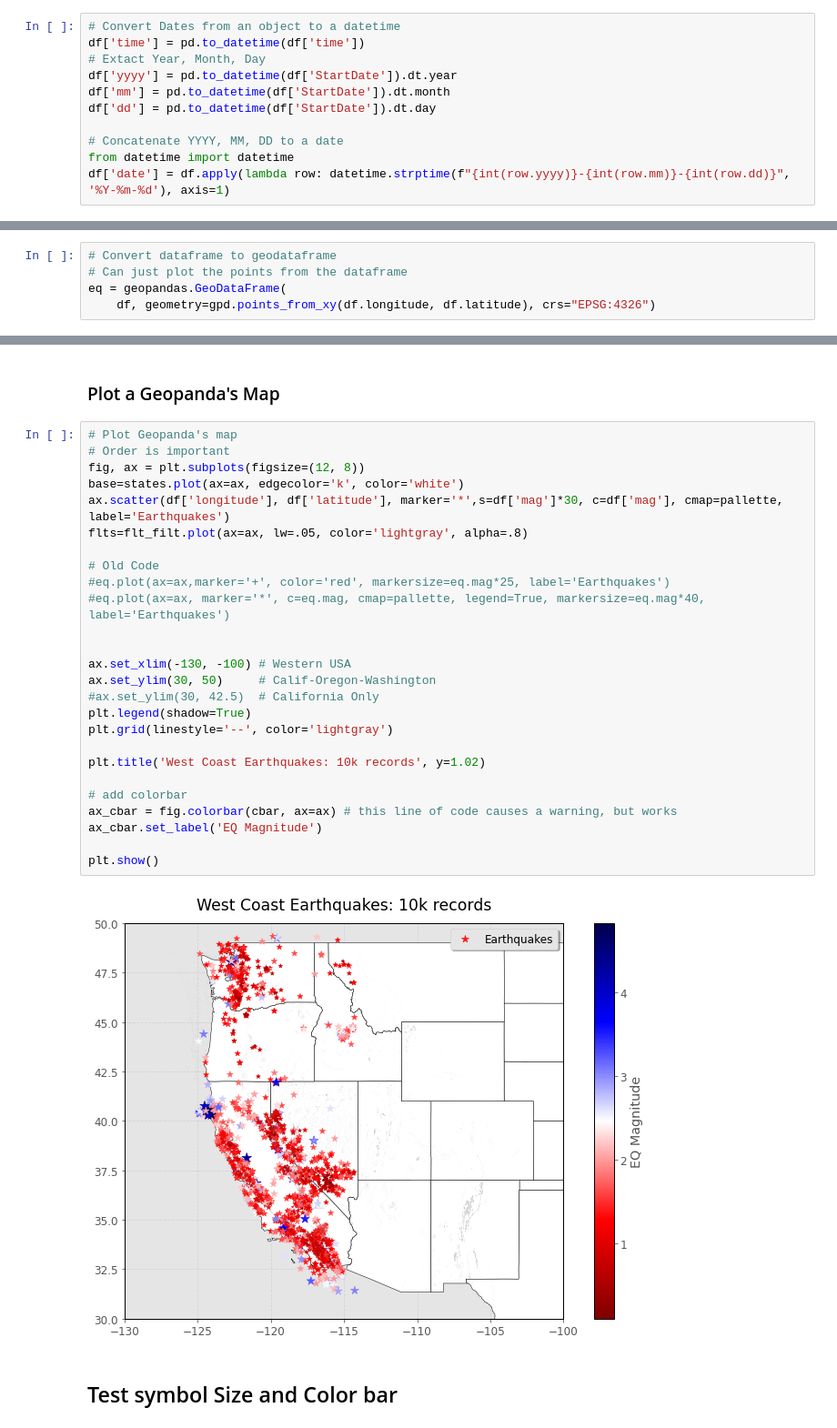
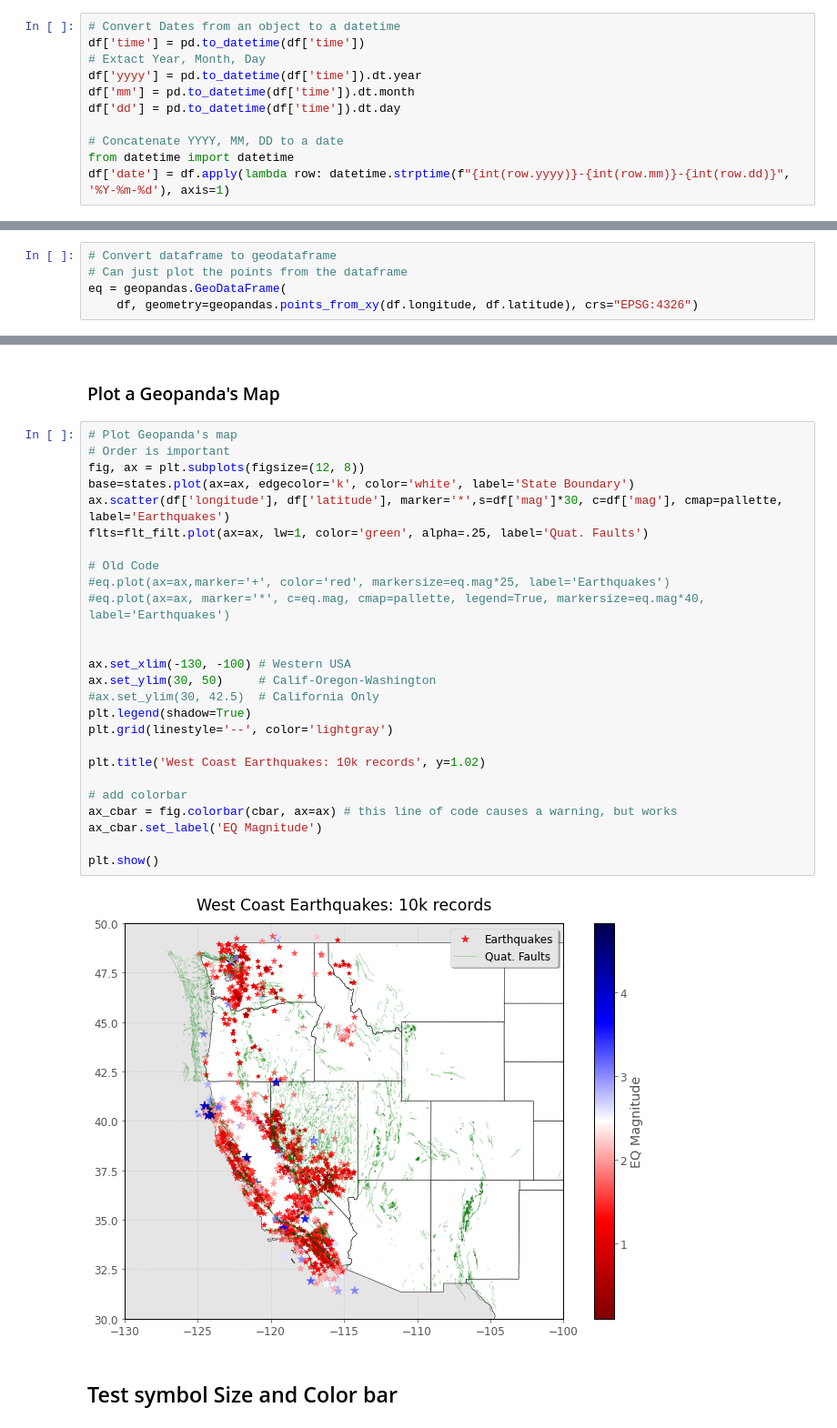
Before and after one commit to dmadvoc/Snipets, a Jupyter notebook: Map_Geopandas.ipynb, the cells around one changed output, grey strips where cells are left out. Shown at 91% size. Cells and saved outputs as stored; diff of their text form.

```diff
--- a/Map_Geopandas.ipynb
+++ b/Map_Geopandas.ipynb
@@ -101,9 +101,9 @@ df.tail()
 # Convert Dates from an object to a datetime
 df['time'] = pd.to_datetime(df['time'])
 # Extact Year, Month, Day
-df['yyyy'] = pd.to_datetime(df['StartDate']).dt.year
-df['mm'] = pd.to_datetime(df['StartDate']).dt.month
-df['dd'] = pd.to_datetime(df['StartDate']).dt.day
+df['yyyy'] = pd.to_datetime(df['time']).dt.year
+df['mm'] = pd.to_datetime(df['time']).dt.month
+df['dd'] = pd.to_datetime(df['time']).dt.day
 
 # Concatenate YYYY, MM, DD to a date
 from datetime import datetime
@@ -181,7 +181,7 @@ count:    90,859.0000
 # Convert dataframe to geodataframe
 # Can just plot the points from the dataframe
 eq = geopandas.GeoDataFrame(
-    df, geometry=gpd.points_from_xy(df.longitude, df.latitude), crs="EPSG:4326")
+    df, geometry=geopandas.points_from_xy(df.longitude, df.latitude), crs="EPSG:4326")
 # %%
 # Basic Sataitics for the geodataframe
 min=eq['mag'].min()
@@ -218,31 +218,31 @@ print(norm)
 # %%
 # Plot Geopanda's map
 # Order is important
 fig, ax = plt.subplots(figsize=(12, 8))
-base=states.plot(ax=ax, edgecolor='k', color='white')
+base=states.plot(ax=ax, edgecolor='k', color='white', label='State Boundary')
 ax.scatter(df['longitude'], df['latitude'], marker='*',s=df['mag']*30, c=df['mag'], cmap=pallette, label='Earthquakes')
-flts=flt_filt.plot(ax=ax, lw=.05, color='lightgray', alpha=.8)
+flts=flt_filt.plot(ax=ax, lw=1, color='green', alpha=.25, label='Quat. Faults')
 
 # Old Code
 #eq.plot(ax=ax,marker='+', color='red', markersize=eq.mag*25, label='Earthquakes')
 #eq.plot(ax=ax, marker='*', c=eq.mag, cmap=pallette, legend=True, markersize=eq.mag*40, label='Earthquakes')
 
 
 ax.set_xlim(-130, -100) # Western USA
 ax.set_ylim(30, 50)     # Calif-Oregon-Washington
 #ax.set_ylim(30, 42.5)  # California Only
 plt.legend(shadow=True)
 plt.grid(linestyle='--', color='lightgray')
 
 plt.title('West Coast Earthquakes: 10k records', y=1.02)
 
 # add colorbar
 ax_cbar = fig.colorbar(cbar, ax=ax) # this line of code causes a warning, but works
 ax_cbar.set_label('EQ Magnitude')
 
 plt.show()
 # %% [output]
-[figure, old version]
+[figure, new version]
 # %% [markdown]
 ## Test symbol Size and Color bar
 # %%
```
Also changed, not shown: parts of 3 cells of this notebook.
